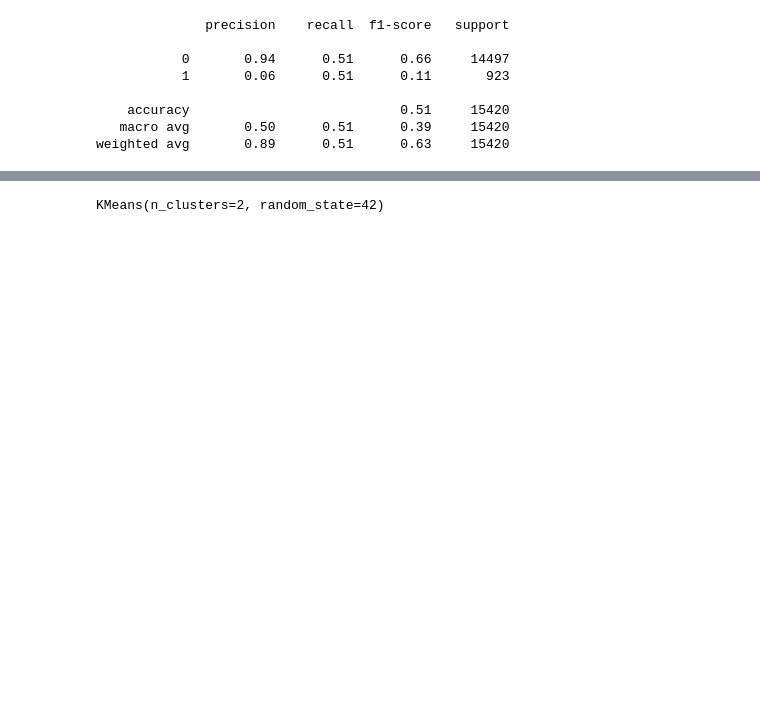
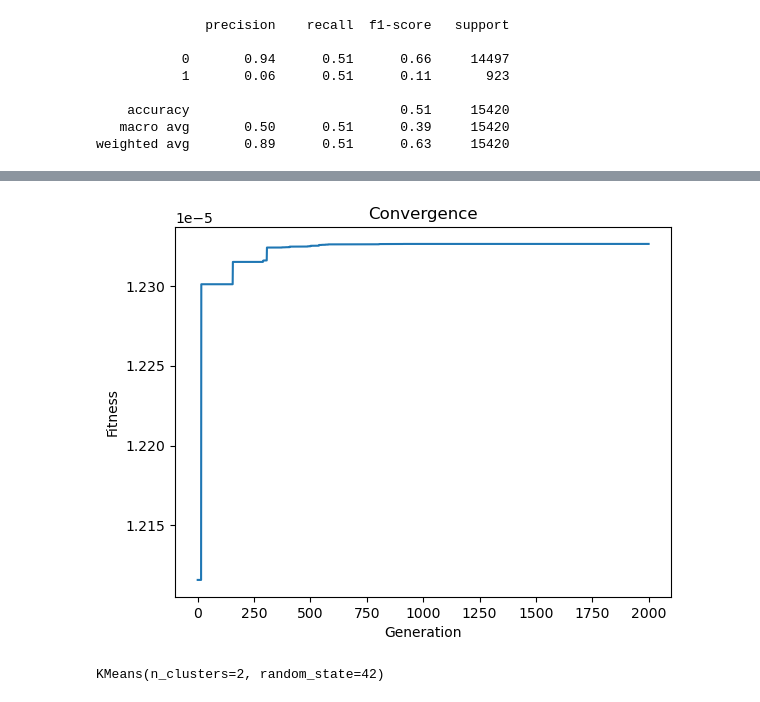
Before and after one commit to ceenaa/ga_clustering_car_insurance, a Jupyter notebook: main.ipynb, the cells around one changed output, grey strips where cells are left out. Drawn from its saved outputs; the diff is of its cells as text; code cells hidden in the pictures; blank space fills up the shorter version.

Commit message:
Add coverage plots

```diff
--- a/main.ipynb
+++ b/main.ipynb
@@ -221,9 +221,10 @@ class GeneticAlgorithm:
         self.genes_range = genes_range
         self.best_solution = None
         self.KMeans_ranges = KMeans_ranges
+        self.convergence = np.zeros((self.number_of_generations, 1))
 
         self.choromosomes = np.zeros((self.population_size + 6, self.number_of_genes))
-        self.fitness = np.zeros((self.population_size + 6, 1))
+        self.fitness = np.zeros((self.population_size, 1))
 
     def population(self):
         for i in range(5):
@@ -323,6 +324,7 @@ class GeneticAlgorithm:
                 new_choromosome = self.mutation(new_choromosome)
             new_choromosome_fitness = self.fitness_func("", new_choromosome, i)
             self.survival(new_choromosome, new_choromosome_fitness)
+            self.convergence[i-self.population_size] = self.fitness[np.argmax(self.fitness)]
 
         self.best_solution = self.choromosomes[np.argmax(self.fitness)]
 # %%
@@ -397,3 +399,13 @@ weighted avg       0.89      0.51      0.63     15420
+# %%
+# plot convergence
+
+plt.plot(ga1.convergence)
+plt.title('Convergence')
+plt.xlabel('Generation')
+plt.ylabel('Fitness')
+plt.show()
+# %% [output]
+[figure, added]
 # %%
 from sklearn.cluster import KMeans
 
```
Also changed, not shown: parts of 11 cells of this notebook.
